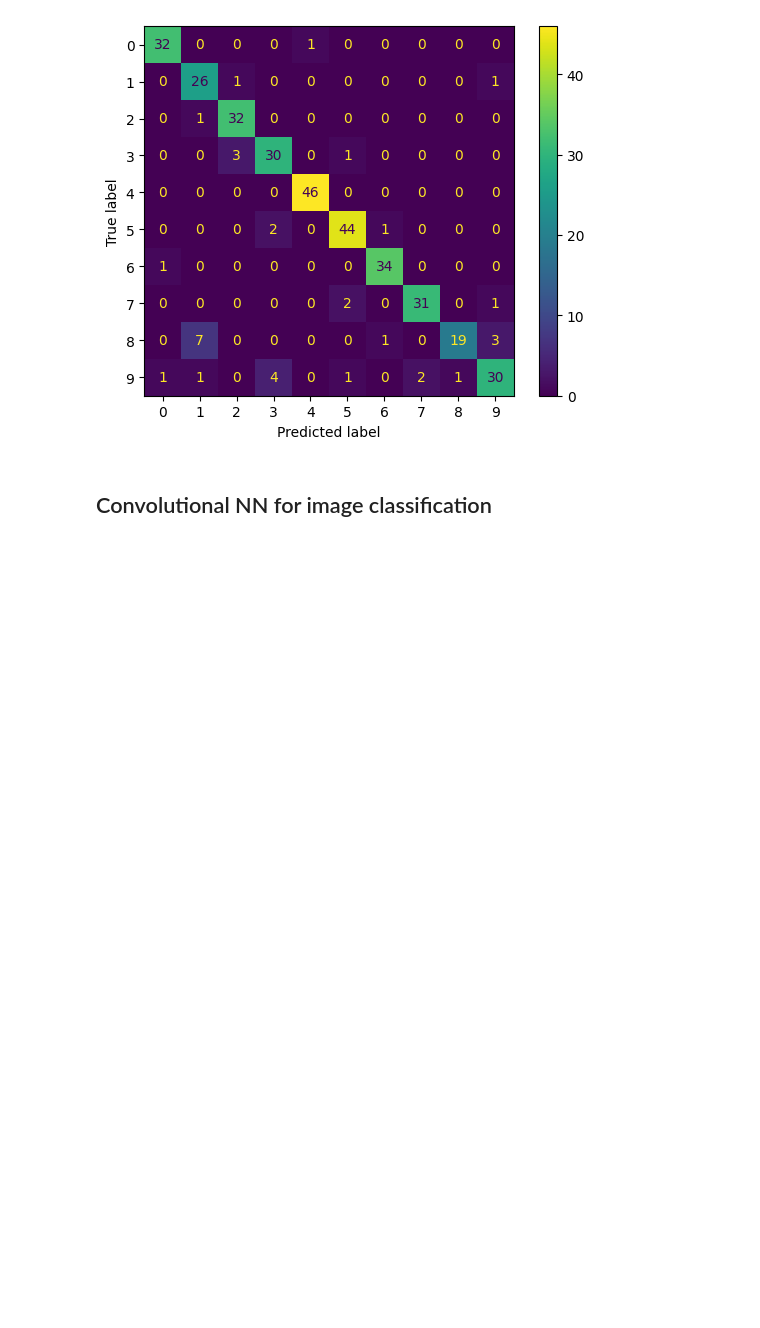
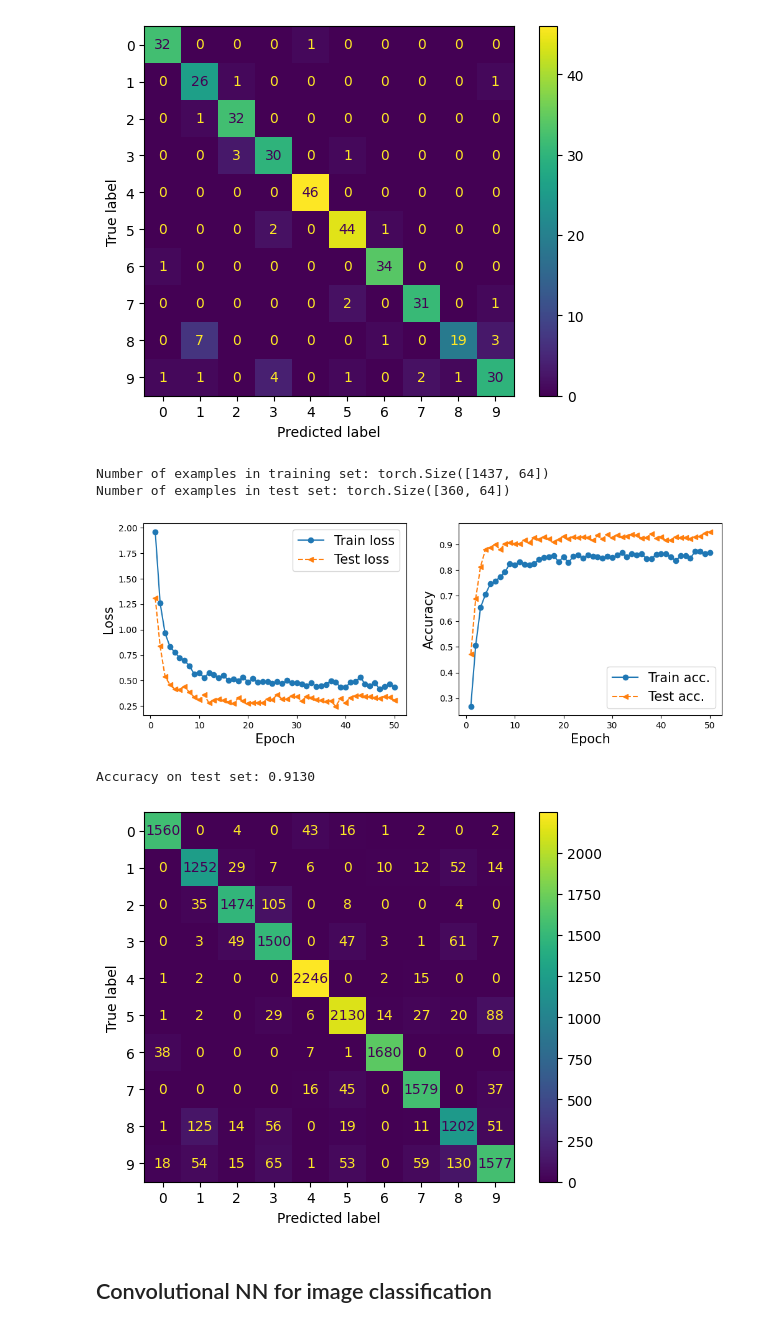
Before and after one commit to isa-ulisboa/greends-pml, a Jupyter notebook: ML_overview_with_examples.ipynb, the cells around one changed output. Drawn from its saved outputs; the diff is of its cells as text; code cells hidden in the pictures; blank space fills up the shorter version.

```diff
--- a/ML_overview_with_examples.ipynb
+++ b/ML_overview_with_examples.ipynb
@@ -2174,13 +2174,21 @@ def train(model, optimizer, loss_fn, num_epochs, train_dl, valid_dl):
             print(f'Epoch {epoch+1} accuracy: {accuracy_hist_train[epoch]:.4f} val_accuracy: {accuracy_hist_valid[epoch]:.4f}')
     return loss_hist_train, loss_hist_valid, accuracy_hist_train, accuracy_hist_valid, preds,actuals
 
+
 def plot_accuracy_from_predictions(hist):
+    ''' Creates and prints confusion matrix from a model and a set of examples
+    Inputs
+    ------
+    hist: tuple
+        where hist[4] is the list of predicted values for test and hist[5] are the actual labels
+    '''
     pred=hist[4].numpy()
     actual=hist[5].numpy()
     labels = np.unique(actual)
     disp = ConfusionMatrixDisplay.from_predictions(actual,pred,labels=labels)
-    print(round(np.sum(np.diagonal(disp.confusion_matrix))/np.sum(disp.confusion_matrix),4))
-    disp.plot()
+    # print global accuracy
+    accuracy=np.sum(np.diagonal(disp.confusion_matrix))/np.sum(disp.confusion_matrix)
+    print(f'Accuracy on test set: {accuracy:.4f}')
     plt.show()
 
 def plot_losses(hist):
@@ -2258,33 +2266,39 @@ train_dl=DataLoader(TensorDataset(X_train_tensor,y_train_tensor), batch_size, sh
 test_dl=DataLoader(TensorDataset(X_test_tensor,y_test_tensor), batch_size, shuffle=True)
 
 ###################################################################################### NN model
 model=nn.Sequential(
     nn.Linear(input_size, hidden_size),
     nn.ReLU(),
     nn.Dropout(p=dropout_p),
     nn.Linear(hidden_size, hidden_size),
     nn.ReLU(),
     nn.Dropout(p=dropout_p),
     nn.Linear(hidden_size, output_size)
 )
 
 # Define loss function and optimizer
 # Either torch.nn.NLLLoss or torch.nn.CrossEntropyLoss can be used: CrossEntropyLoss (https://pytorch.org/docs/stable/generated/torch.nn.CrossEntropyLoss.html) implements softmax internally
 loss_fn = nn.CrossEntropyLoss()
 
 # Optimizer: optimizer object that will hold the current state and will update the parameters based on the computed gradients
 # for param in model.parameters(): print(param.data)
 optimizer = optim.Adam(model.parameters(), lr=learning_rate, weight_decay=regularization_param)
 
 # Train the model and predict on test samples to estimate accuracy
 # history stores losses, accuracy, actual labels and predictions
 history = train(model, optimizer, loss_fn, num_epochs, train_dl, test_dl)
 
 # plot losses along epochs
 plot_losses(history)
 # plot confusion matrix
 plot_accuracy_from_predictions(history)
 #plot_accuracy(hist)
+# %% [output]
+Number of examples in training set: torch.Size([1437, 64])
+Number of examples in test set: torch.Size([360, 64])
+[figure, added]
+Accuracy on test set: 0.9130
+[figure, added]
 # %% [markdown]
 ## Convolutional NN for image classification
 # %% [markdown]
```
Also changed, not shown: parts of 3 cells of this notebook.
